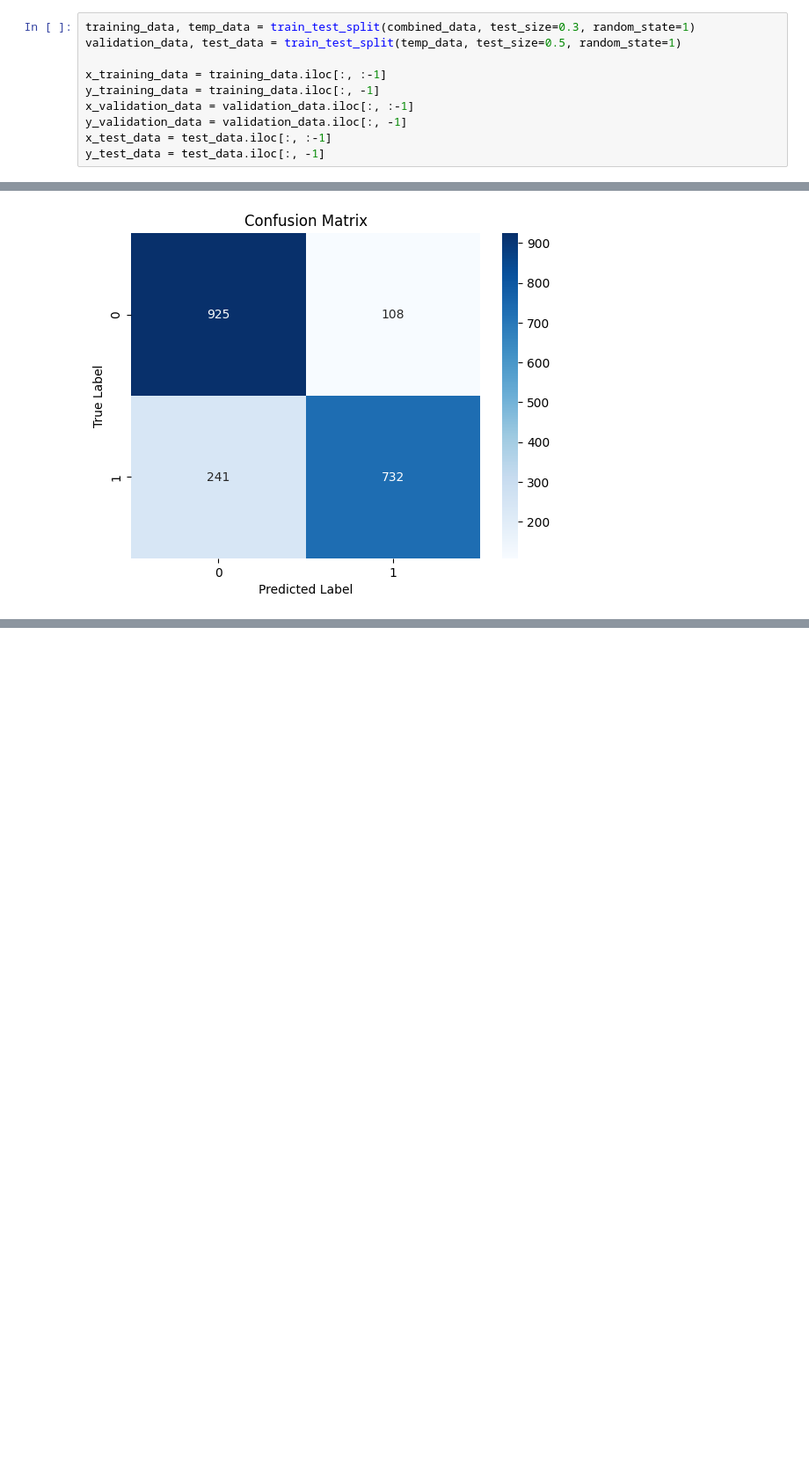
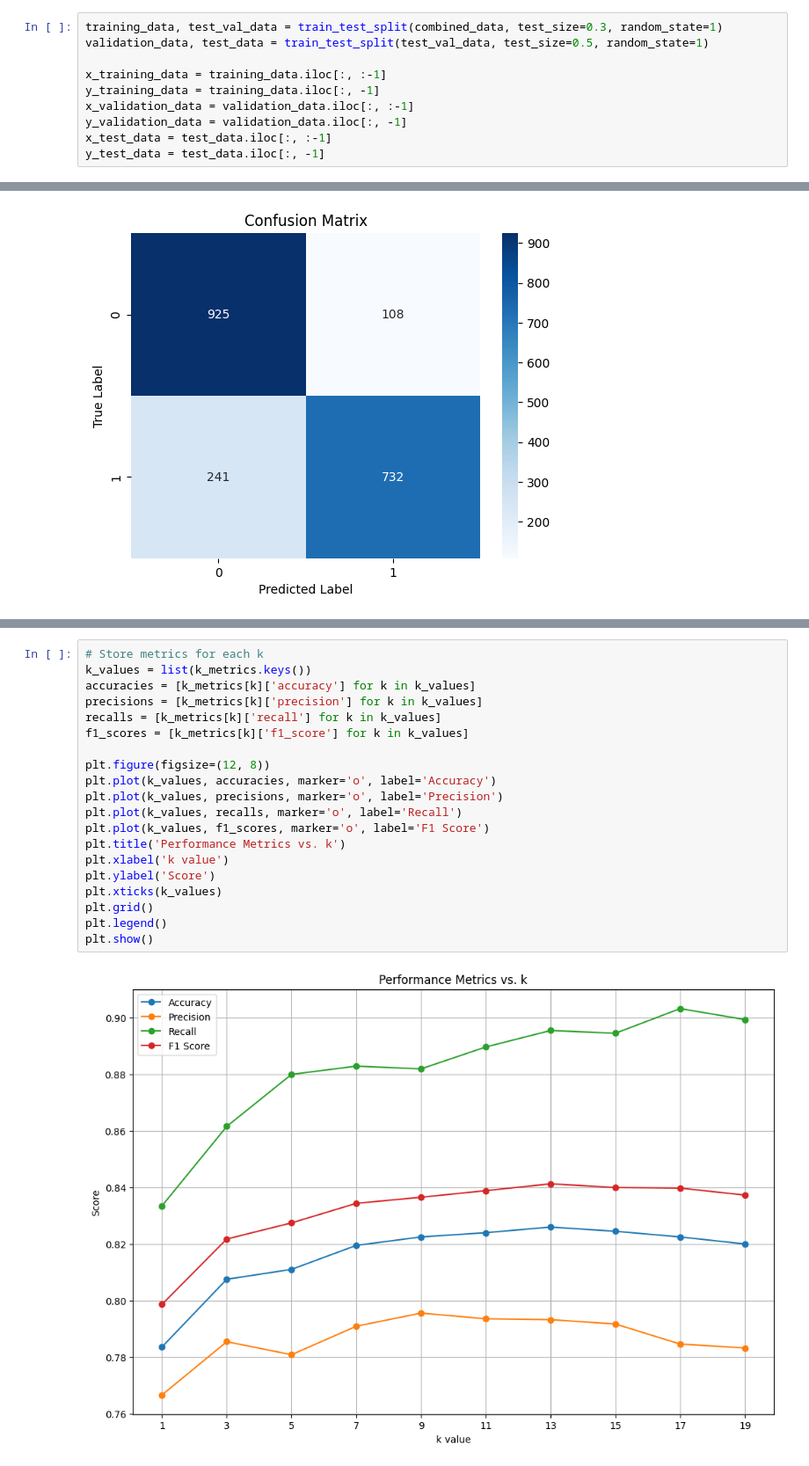
Before and after one commit to MennaMagdie/Machine-Learning-Labs, a Jupyter notebook: classification-regression/knn.ipynb, the cells around one changed output, grey strips where cells are left out. Shown: that part at 88% size. Saved outputs shown, nothing was run; the diff lists cells and outputs as text; blank space fills up the shorter version.

```diff
--- a/classification-regression/knn.ipynb
+++ b/classification-regression/knn.ipynb
@@ -22,6 +35,6 @@ combined_data = pd.concat([gamma_data, hadrons_data], ignore_index=True)
 # %%
-training_data, temp_data = train_test_split(combined_data, test_size=0.3, random_state=1)
-validation_data, test_data = train_test_split(temp_data, test_size=0.5, random_state=1)
+training_data, test_val_data = train_test_split(combined_data, test_size=0.3, random_state=1)
+validation_data, test_data = train_test_split(test_val_data, test_size=0.5, random_state=1)
 
 x_training_data = training_data.iloc[:, :-1]
 y_training_data = training_data.iloc[:, -1]
@@ -149,0 +146,22 @@ plt.show()
+# %%
+# Store metrics for each k
+k_values = list(k_metrics.keys())
+accuracies = [k_metrics[k]['accuracy'] for k in k_values]
+precisions = [k_metrics[k]['precision'] for k in k_values]
+recalls = [k_metrics[k]['recall'] for k in k_values]
+f1_scores = [k_metrics[k]['f1_score'] for k in k_values]
+
+plt.figure(figsize=(12, 8))
+plt.plot(k_values, accuracies, marker='o', label='Accuracy')
+plt.plot(k_values, precisions, marker='o', label='Precision')
+plt.plot(k_values, recalls, marker='o', label='Recall')
+plt.plot(k_values, f1_scores, marker='o', label='F1 Score')
+plt.title('Performance Metrics vs. k')
+plt.xlabel('k value')
+plt.ylabel('Score')
+plt.xticks(k_values)
+plt.grid()
+plt.legend()
+plt.show()
+# %% [output]
+[figure, added]
```
Also changed, not shown: parts of 16 cells of this notebook.
